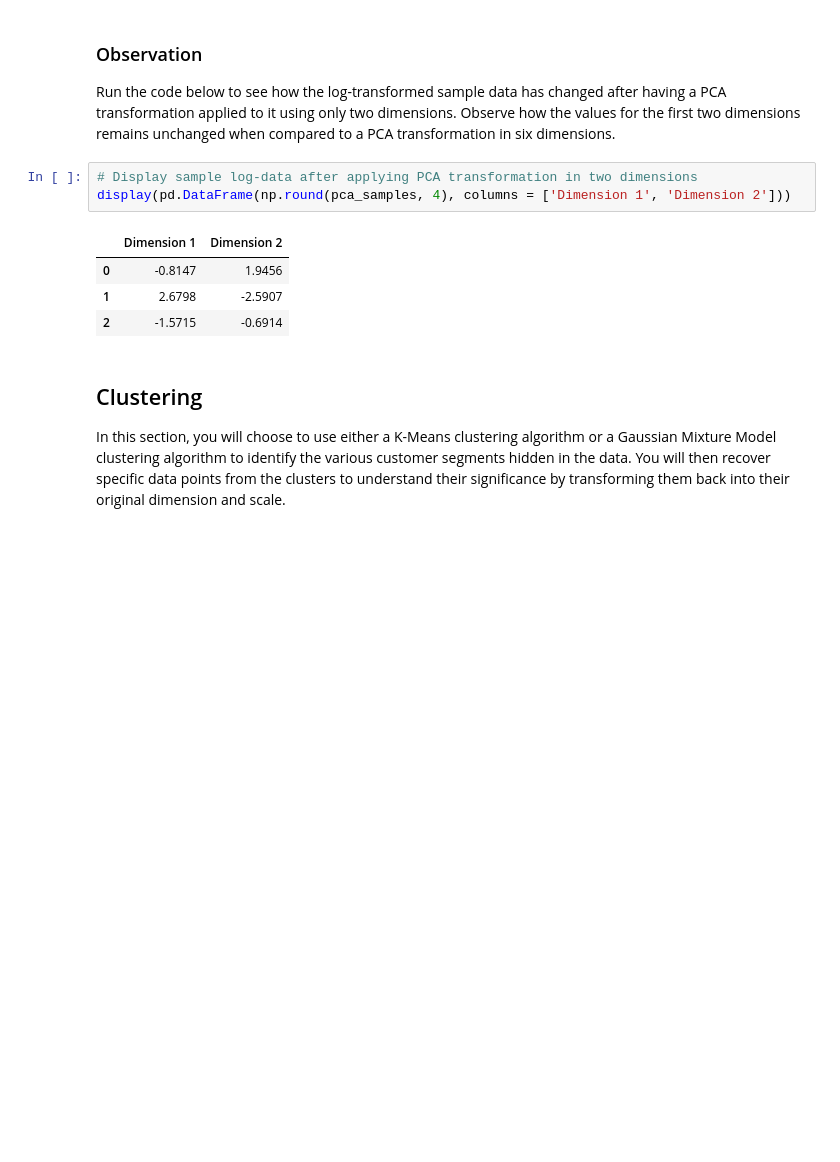
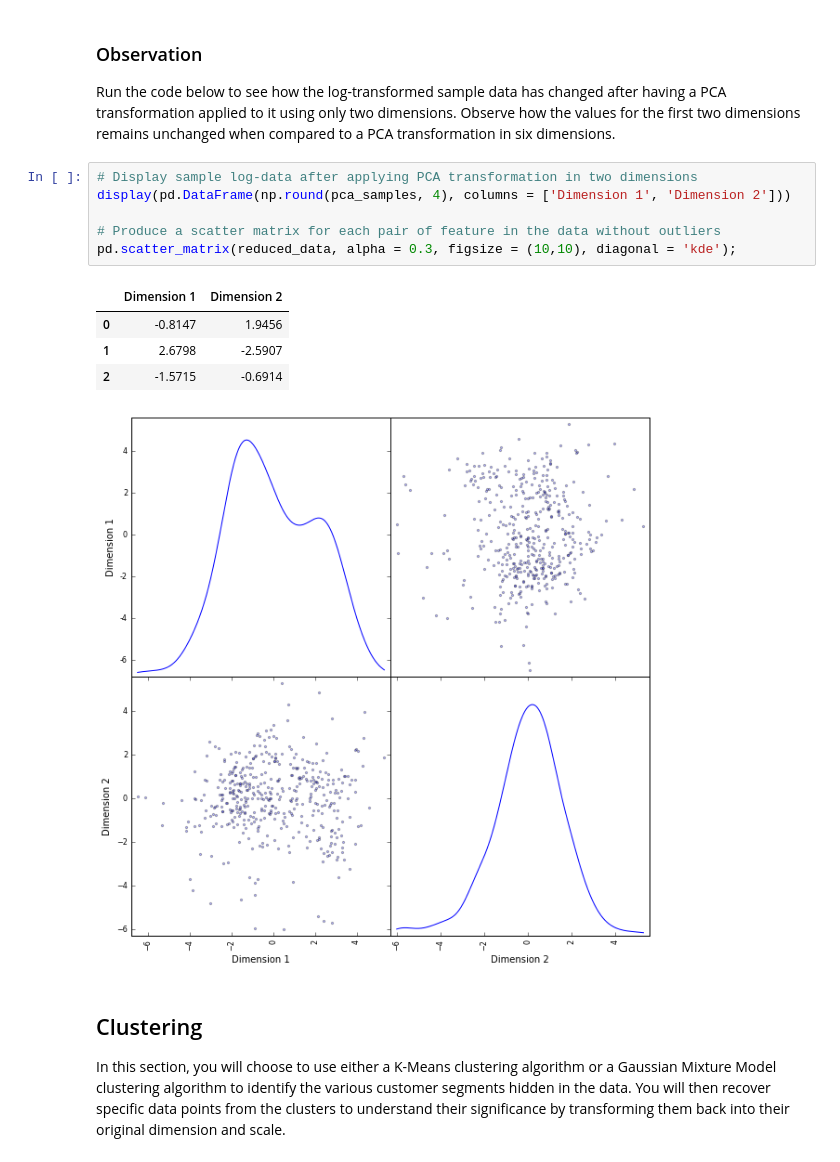
Before and after one commit to edhzsz/MLUND, a Jupyter notebook: projects/creating_customer_segments/customer_segments_work.ipynb, the cells around one changed output. Cells and saved outputs as stored; diff of their text form; blank space fills up the shorter version.

```diff
--- a/projects/creating_customer_segments/customer_segments_work.ipynb
+++ b/projects/creating_customer_segments/customer_segments_work.ipynb
@@ -413,11 +413,15 @@ Run the code below to see how the log-transformed sample data has changed after
 # %%
 # Display sample log-data after applying PCA transformation in two dimensions
 display(pd.DataFrame(np.round(pca_samples, 4), columns = ['Dimension 1', 'Dimension 2']))
+
+# Produce a scatter matrix for each pair of feature in the data without outliers
+pd.scatter_matrix(reduced_data, alpha = 0.3, figsize = (10,10), diagonal = 'kde');
 # %% [output]
 |  | Dimension 1 | Dimension 2 |
 | 0 | -0.8147 | 1.9456 |
 | 1 | 2.6798 | -2.5907 |
 | 2 | -1.5715 | -0.6914 |
+[figure, added]
 # %% [markdown]
 ## Clustering
 
```
Also changed, not shown: parts of 6 cells of this notebook.
